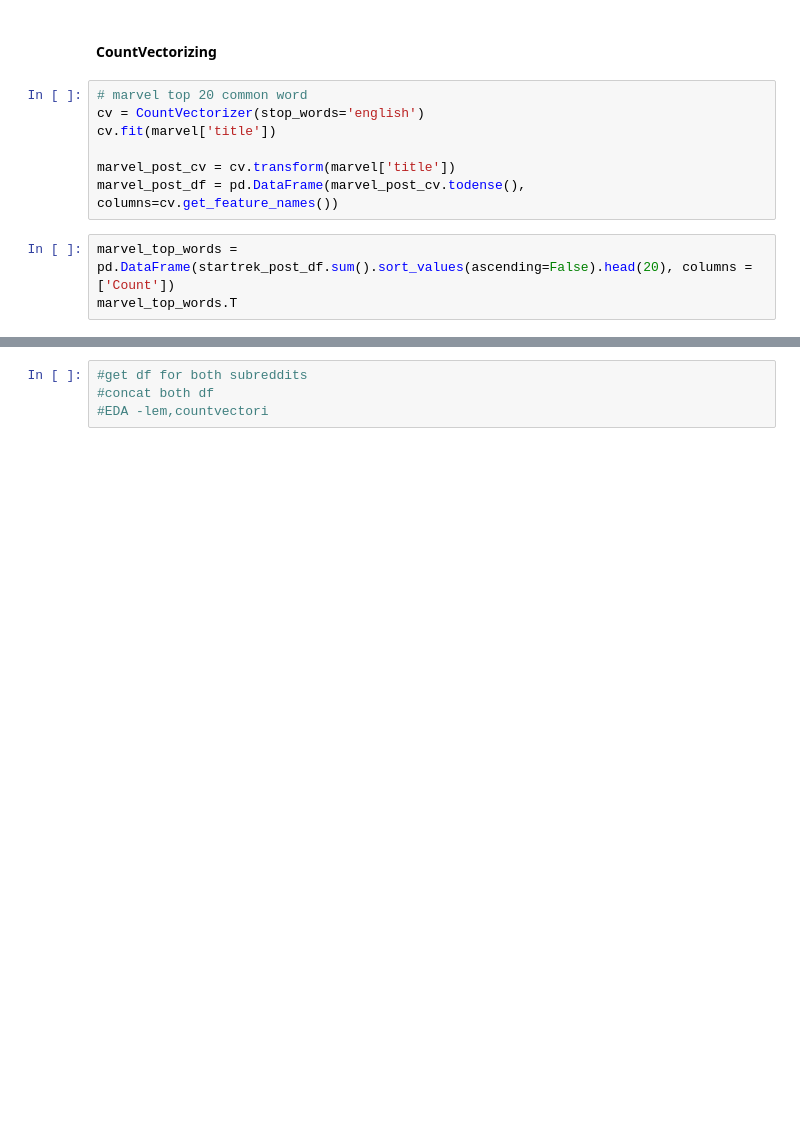
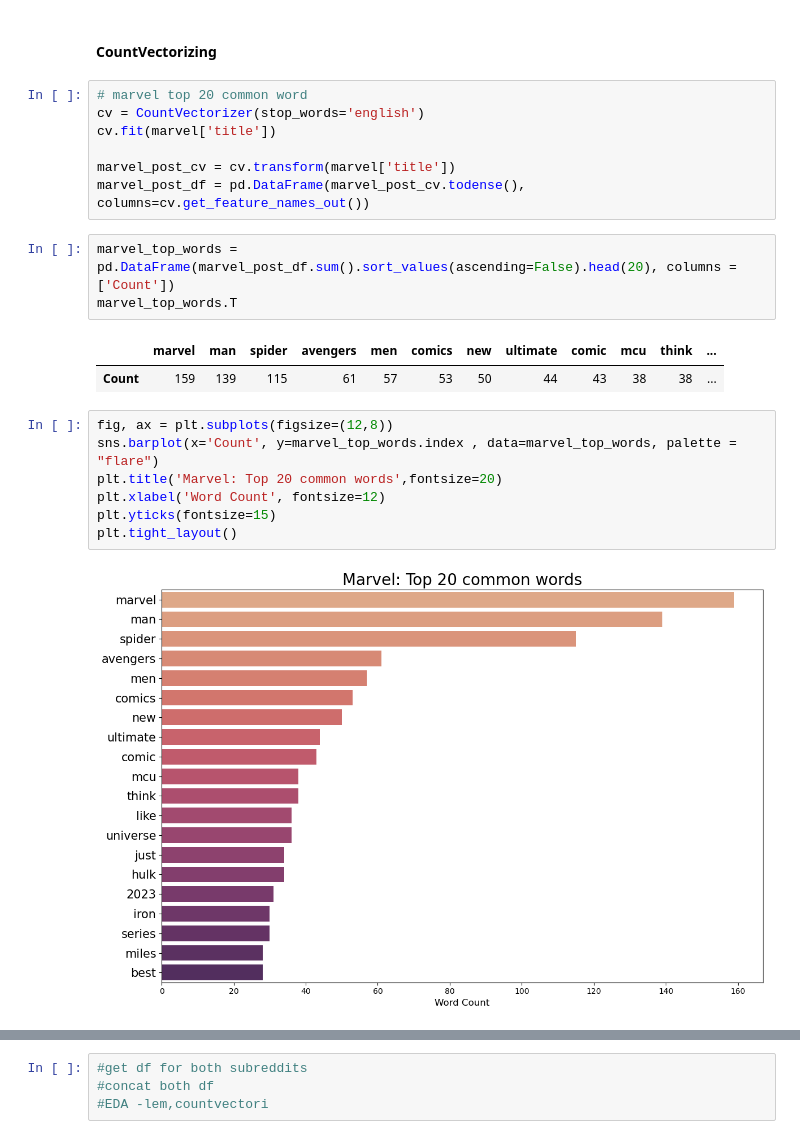
Before and after one commit to suli1524/Marvel_vs._DC, a Jupyter notebook: Reddit-PRAW-tutorial-Copy1.ipynb, the cells around one changed output, grey strips where cells are left out. Saved outputs shown, nothing was run; the diff lists cells and outputs as text; blank space fills up the shorter version.

```diff
--- a/Reddit-PRAW-tutorial-Copy1.ipynb
+++ b/Reddit-PRAW-tutorial-Copy1.ipynb
@@ -375,7 +378,19 @@ cv = CountVectorizer(stop_words='english')
 cv.fit(marvel['title'])
 
 marvel_post_cv = cv.transform(marvel['title'])
-marvel_post_df = pd.DataFrame(marvel_post_cv.todense(), columns=cv.get_feature_names())
+marvel_post_df = pd.DataFrame(marvel_post_cv.todense(), columns=cv.get_feature_names_out())
 # %%
-marvel_top_words = pd.DataFrame(startrek_post_df.sum().sort_values(ascending=False).head(20), columns = ['Count'])
+marvel_top_words = pd.DataFrame(marvel_post_df.sum().sort_values(ascending=False).head(20), columns = ['Count'])
 marvel_top_words.T
+# %% [output]
+|  | marvel | man | spider | avengers | men | comics | new | ultimate | comic | mcu | think | ... |
+| Count | 159 | 139 | 115 | 61 | 57 | 53 | 50 | 44 | 43 | 38 | 38 | ... |
+# %%
+fig, ax = plt.subplots(figsize=(12,8))
+sns.barplot(x='Count', y=marvel_top_words.index , data=marvel_top_words, palette = "flare")
+plt.title('Marvel: Top 20 common words',fontsize=20)
+plt.xlabel('Word Count', fontsize=12)
+plt.yticks(fontsize=15)
+plt.tight_layout()
+# %% [output]
+[figure, added]
```
Also changed, not shown: parts of 31 cells of this notebook, 2 other files.
